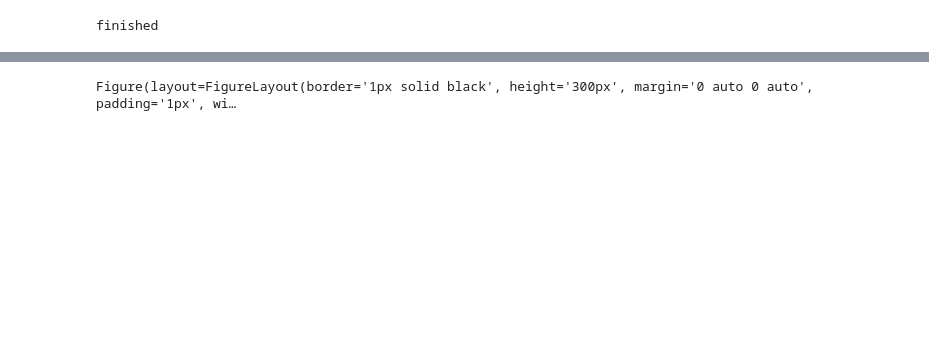
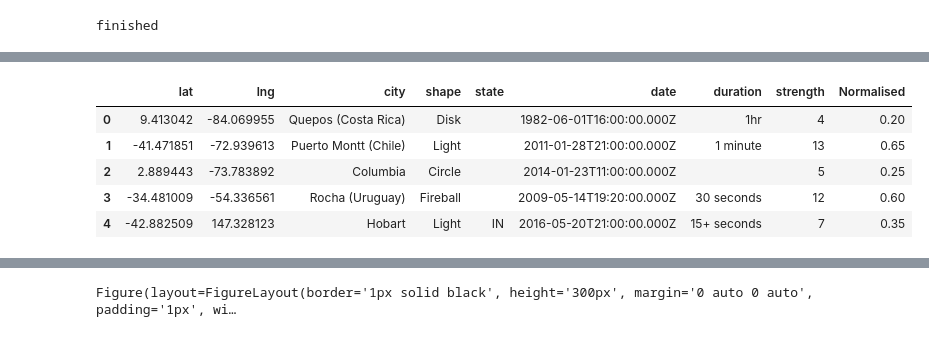
Before and after one commit to kanbhatia/Alien-Sightings-VS-Airplanes, a Jupyter notebook: Ufo-Data.ipynb, the cells around one changed output, grey strips where cells are left out. Cells and saved outputs as stored; diff of their text form; code cells hidden in the pictures; blank space fills up the shorter version.

```diff
--- a/Ufo-Data.ipynb
+++ b/Ufo-Data.ipynb
@@ -68,3 +47,22 @@ Combined
+# %%
+Combined = pd.DataFrame({"lat":lats_ON,"lng":lngs_ON,"city":city,"shape":shape,"state":state,"date":date,"duration":duration})
+cities_strength = Combined.groupby("city").count()
+cities_strength = cities_strength.reset_index()
+Combined = Combined.drop_duplicates("city")
+cities_strength.set_index("city",inplace = True)
+cities_strength = pd.DataFrame(cities_strength.loc[Combined["city"],"lat"])
+cities_strength.reset_index(inplace = True)
+cities_strength.rename(columns = {"lat":"strength"},inplace=True)
+cities_strength["Normalised"] = (cities_strength["strength"]/cities_strength["strength"].sum())*100
+Combined = pd.merge(Combined,cities_strength,on="city")
+Combined.head()
+# %% [output]
+|  | lat | lng | city | shape | state | date | duration | strength | Normalised |
+| 0 | 9.413042 | -84.069955 | Quepos (Costa Rica) | Disk |  | 1982-06-01T16:00:00.000Z | 1hr | 4 | 0.20 |
+| 1 | -41.471851 | -72.939613 | Puerto Montt (Chile) | Light |  | 2011-01-28T21:00:00.000Z | 1 minute | 13 | 0.65 |
+| 2 | 2.889443 | -73.783892 | Columbia | Circle |  | 2014-01-23T11:00:00.000Z |  | 5 | 0.25 |
+| 3 | -34.481009 | -54.336561 | Rocha (Uruguay) | Fireball |  | 2009-05-14T19:20:00.000Z | 30 seconds | 12 | 0.60 |
+| 4 | -42.882509 | 147.328123 | Hobart | Light | IN | 2016-05-20T21:00:00.000Z | 15+ seconds | 7 | 0.35 |
 # %%
 gkey = ""
 gmaps.configure(api_key=gkey)
```
Also changed, not shown: parts of 12 cells of this notebook.
